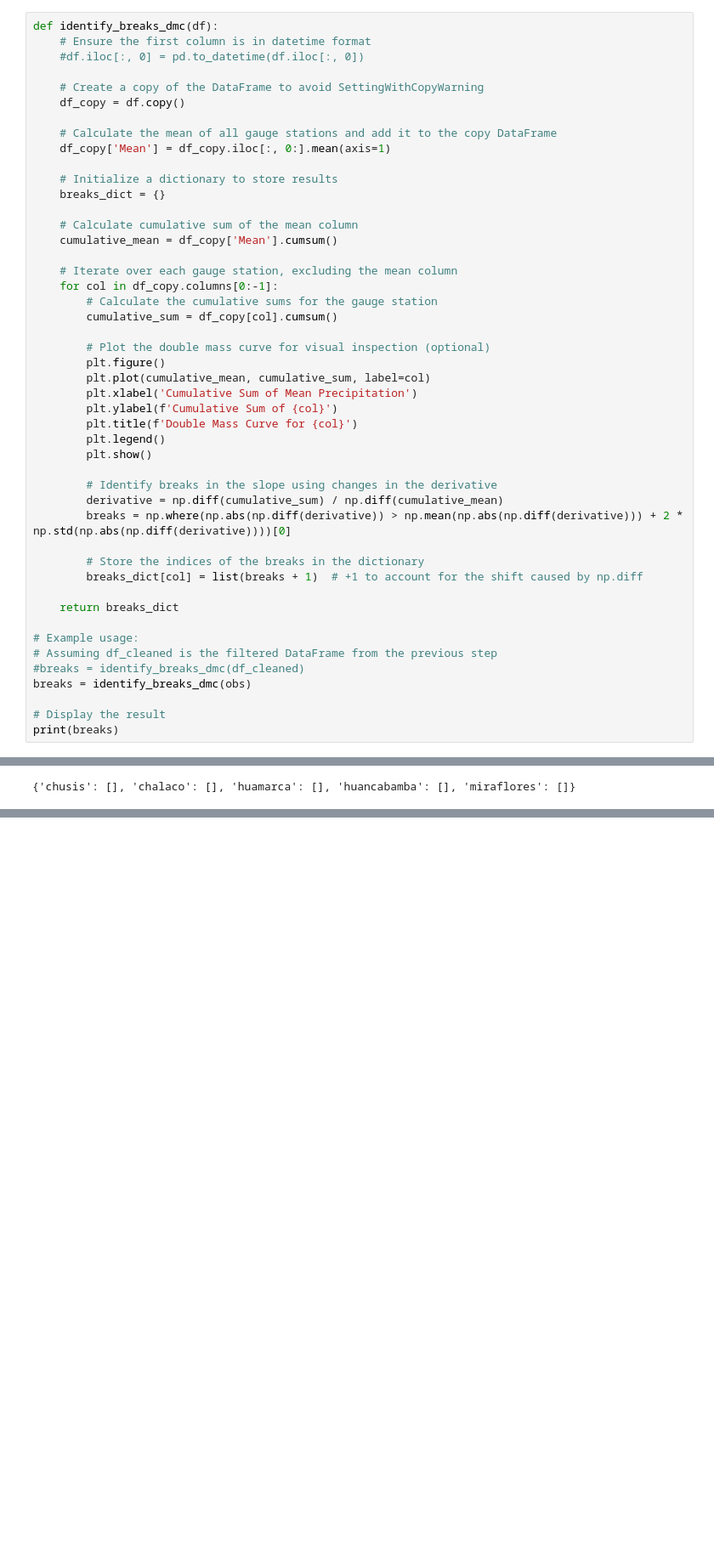
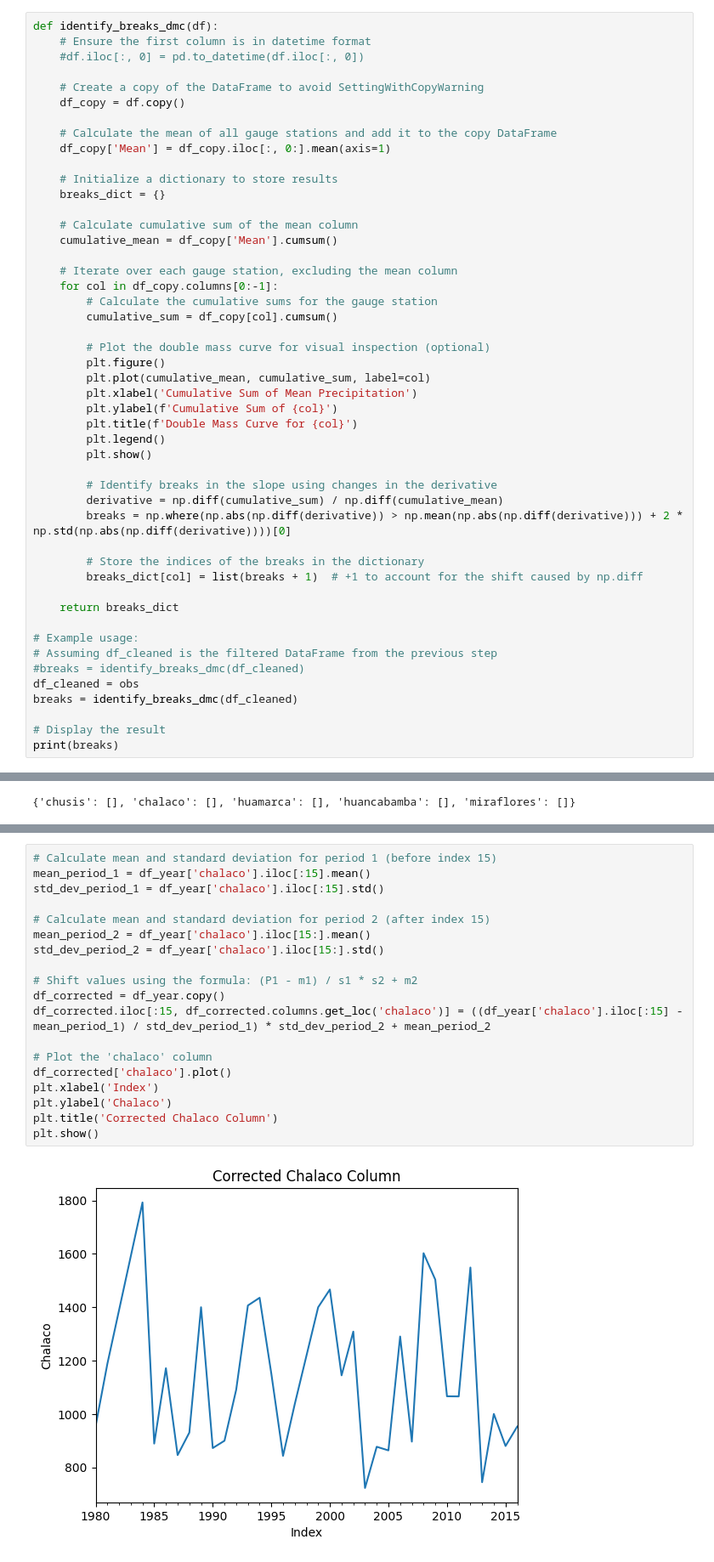
Before and after one commit to JoseZevallosR/piura_river, a Jupyter notebook: notebooks/Quality_control-Completada.ipynb, the cells around one changed output, grey strips where cells are left out. Shown: that part at 85% size. Saved outputs shown, nothing was run; the diff lists cells and outputs as text; blank space fills up the shorter version.

```diff
--- a/notebooks/Quality_control-Completada.ipynb
+++ b/notebooks/Quality_control-Completada.ipynb
@@ -95,7 +95,8 @@ def identify_breaks_dmc(df):
 # Example usage:
 # Assuming df_cleaned is the filtered DataFrame from the previous step
 #breaks = identify_breaks_dmc(df_cleaned)
-breaks = identify_breaks_dmc(obs)
+df_cleaned = obs
+breaks = identify_breaks_dmc(df_cleaned)
 
 # Display the result
 print(breaks)
@@ -177,0 +199,21 @@ Period('1997', 'Y-DEC')
+# %%
+# Calculate mean and standard deviation for period 1 (before index 15)
+mean_period_1 = df_year['chalaco'].iloc[:15].mean()
+std_dev_period_1 = df_year['chalaco'].iloc[:15].std()
+
+# Calculate mean and standard deviation for period 2 (after index 15)
+mean_period_2 = df_year['chalaco'].iloc[15:].mean()
+std_dev_period_2 = df_year['chalaco'].iloc[15:].std()
+
+# Shift values using the formula: (P1 - m1) / s1 * s2 + m2
+df_corrected = df_year.copy()
+df_corrected.iloc[:15, df_corrected.columns.get_loc('chalaco')] = ((df_year['chalaco'].iloc[:15] - mean_period_1) / std_dev_period_1) * std_dev_period_2 + mean_period_2
+
+# Plot the 'chalaco' column
+df_corrected['chalaco'].plot()
+plt.xlabel('Index')
+plt.ylabel('Chalaco')
+plt.title('Corrected Chalaco Column')
+plt.show()
+# %% [output]
+[figure, added]
```
Also changed, not shown: parts of 3 cells of this notebook.
